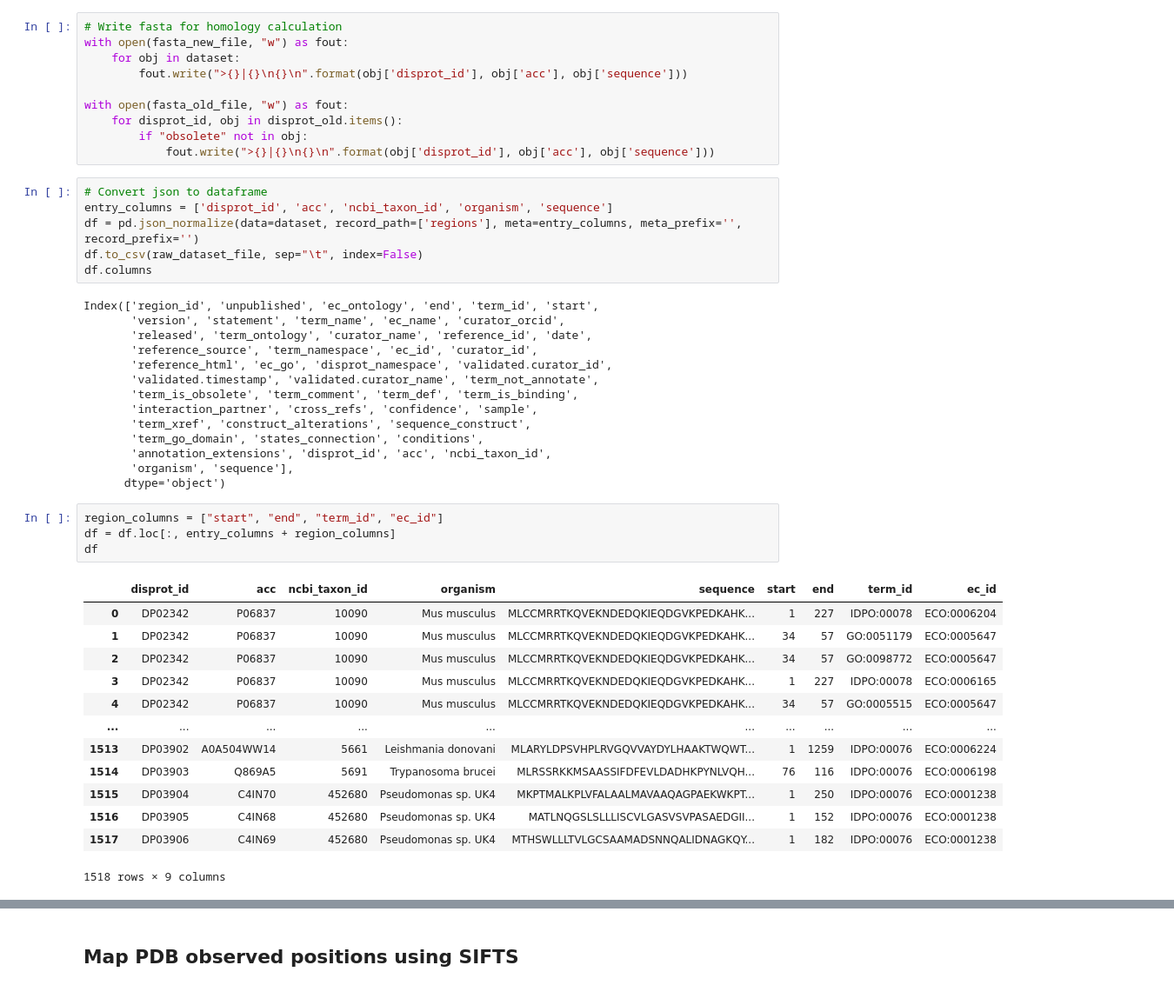
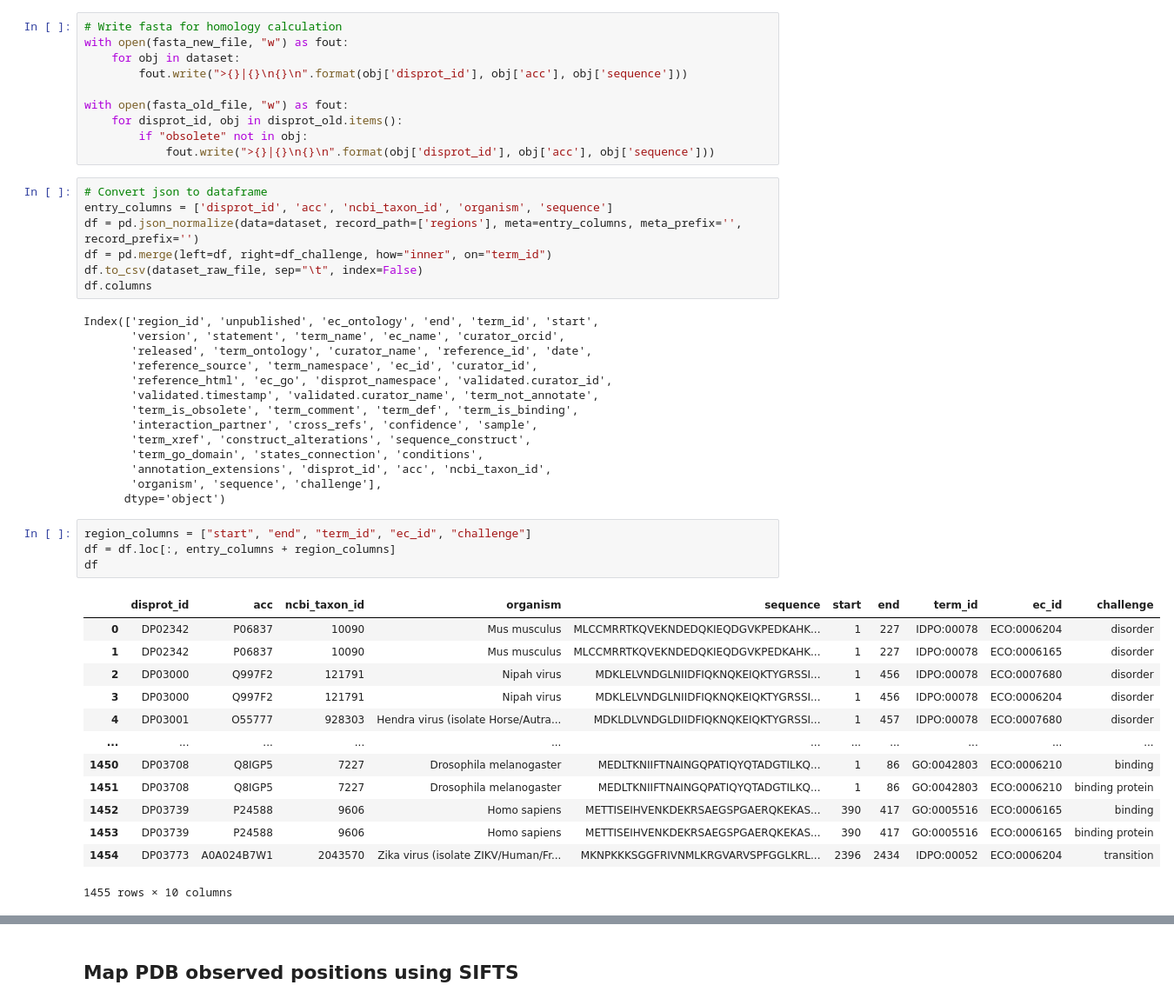
Before and after one commit to BioComputingUP/caid2-reference, a Jupyter notebook: src/references.ipynb, the cells around one changed output, grey strips where cells are left out. Shown at 87% size. Saved outputs shown, nothing was run; the diff lists cells and outputs as text.

```diff
--- a/src/references.ipynb
+++ b/src/references.ipynb
@@ -168,7 +169,8 @@ with open(fasta_old_file, "w") as fout:
 # Convert json to dataframe
 entry_columns = ['disprot_id', 'acc', 'ncbi_taxon_id', 'organism', 'sequence']
 df = pd.json_normalize(data=dataset, record_path=['regions'], meta=entry_columns, meta_prefix='', record_prefix='')
-df.to_csv(raw_dataset_file, sep="\t", index=False)
+df = pd.merge(left=df, right=df_challenge, how="inner", on="term_id")
+df.to_csv(dataset_raw_file, sep="\t", index=False)
 df.columns
 # %% [output]
 Index(['region_id', 'unpublished', 'ec_ontology', 'end', 'term_id', 'start',
@@ -182,25 +184,25 @@ Index(['region_id', 'unpublished', 'ec_ontology', 'end', 'term_id', 'start',
        'term_xref', 'construct_alterations', 'sequence_construct',
        'term_go_domain', 'states_connection', 'conditions',
        'annotation_extensions', 'disprot_id', 'acc', 'ncbi_taxon_id',
-       'organism', 'sequence'],
+       'organism', 'sequence', 'challenge'],
       dtype='object')
 # %%
-region_columns = ["start", "end", "term_id", "ec_id"]
+region_columns = ["start", "end", "term_id", "ec_id", "challenge"]
 df = df.loc[:, entry_columns + region_columns]
 df
 # %% [output]
-|  | disprot_id | acc | ncbi_taxon_id | organism | sequence | start | end | term_id | ec_id |
-| 0 | DP02342 | P06837 | 10090 | Mus musculus | MLCCMRRTKQVEKNDEDQKIEQDGVKPEDKAHK... | 1 | 227 | IDPO:00078 | ECO:0006204 |
-| 1 | DP02342 | P06837 | 10090 | Mus musculus | MLCCMRRTKQVEKNDEDQKIEQDGVKPEDKAHK... | 34 | 57 | GO:0051179 | ECO:0005647 |
-| 2 | DP02342 | P06837 | 10090 | Mus musculus | MLCCMRRTKQVEKNDEDQKIEQDGVKPEDKAHK... | 34 | 57 | GO:0098772 | ECO:0005647 |
-| 3 | DP02342 | P06837 | 10090 | Mus musculus | MLCCMRRTKQVEKNDEDQKIEQDGVKPEDKAHK... | 1 | 227 | IDPO:00078 | ECO:0006165 |
-| 4 | DP02342 | P06837 | 10090 | Mus musculus | MLCCMRRTKQVEKNDEDQKIEQDGVKPEDKAHK... | 34 | 57 | GO:0005515 | ECO:0005647 |
-| ... | ... | ... | ... | ... | ... | ... | ... | ... | ... |
-| 1513 | DP03902 | A0A504WW14 | 5661 | Leishmania donovani | MLARYLDPSVHPLRVGQVVAYDYLHAAKTWQWT... | 1 | 1259 | IDPO:00076 | ECO:0006224 |
-| 1514 | DP03903 | Q869A5 | 5691 | Trypanosoma brucei | MLRSSRKKMSAASSIFDFEVLDADHKPYNLVQH... | 76 | 116 | IDPO:00076 | ECO:0006198 |
-| 1515 | DP03904 | C4IN70 | 452680 | Pseudomonas sp. UK4 | MKPTMALKPLVFALAALMAVAAQAGPAEKWKPT... | 1 | 250 | IDPO:00076 | ECO:0001238 |
-| 1516 | DP03905 | C4IN68 | 452680 | Pseudomonas sp. UK4 | MATLNQGSLSLLLISCVLGASVSVPASAEDGII... | 1 | 152 | IDPO:00076 | ECO:0001238 |
-| 1517 | DP03906 | C4IN69 | 452680 | Pseudomonas sp. UK4 | MTHSWLLLTVLGCSAAMADSNNQALIDNAGKQY... | 1 | 182 | IDPO:00076 | ECO:0001238 |
+|  | disprot_id | acc | ncbi_taxon_id | organism | sequence | start | end | term_id | ec_id | challenge |
+| 0 | DP02342 | P06837 | 10090 | Mus musculus | MLCCMRRTKQVEKNDEDQKIEQDGVKPEDKAHK... | 1 | 227 | IDPO:00078 | ECO:0006204 | disorder |
+| 1 | DP02342 | P06837 | 10090 | Mus musculus | MLCCMRRTKQVEKNDEDQKIEQDGVKPEDKAHK... | 1 | 227 | IDPO:00078 | ECO:0006165 | disorder |
+| 2 | DP03000 | Q997F2 | 121791 | Nipah virus | MDKLELVNDGLNIIDFIQKNQKEIQKTYGRSSI... | 1 | 456 | IDPO:00078 | ECO:0007680 | disorder |
+| 3 | DP03000 | Q997F2 | 121791 | Nipah virus | MDKLELVNDGLNIIDFIQKNQKEIQKTYGRSSI... | 1 | 456 | IDPO:00078 | ECO:0006204 | disorder |
+| 4 | DP03001 | O55777 | 928303 | Hendra virus (isolate Horse/Autra... | MDKLDLVNDGLDIIDFIQKNQKEIQKTYGRSSI... | 1 | 457 | IDPO:00078 | ECO:0007680 | disorder |
+| ... | ... | ... | ... | ... | ... | ... | ... | ... | ... | ... |
+| 1450 | DP03708 | Q8IGP5 | 7227 | Drosophila melanogaster | MEDLTKNIIFTNAINGQPATIQYQTADGTILKQ... | 1 | 86 | GO:0042803 | ECO:0006210 | binding |
+| 1451 | DP03708 | Q8IGP5 | 7227 | Drosophila melanogaster | MEDLTKNIIFTNAINGQPATIQYQTADGTILKQ... | 1 | 86 | GO:0042803 | ECO:0006210 | binding protein |
+| 1452 | DP03739 | P24588 | 9606 | Homo sapiens | METTISEIHVENKDEKRSAEGSPGAERQKEKAS... | 390 | 417 | GO:0005516 | ECO:0006165 | binding |
+| 1453 | DP03739 | P24588 | 9606 | Homo sapiens | METTISEIHVENKDEKRSAEGSPGAERQKEKAS... | 390 | 417 | GO:0005516 | ECO:0006165 | binding protein |
+| 1454 | DP03773 | A0A024B7W1 | 2043570 | Zika virus (isolate ZIKV/Human/Fr... | MKNPKKKSGGFRIVNMLKRGVARVSPFGGLKRL... | 2396 | 2434 | IDPO:00052 | ECO:0006204 | transition |
-1518 rows × 9 columns
+1455 rows × 10 columns
 # %%
 # Get dataset sequences (1 residue per row)
```
Also changed, not shown: parts of 9 cells of this notebook, 1 other file.
